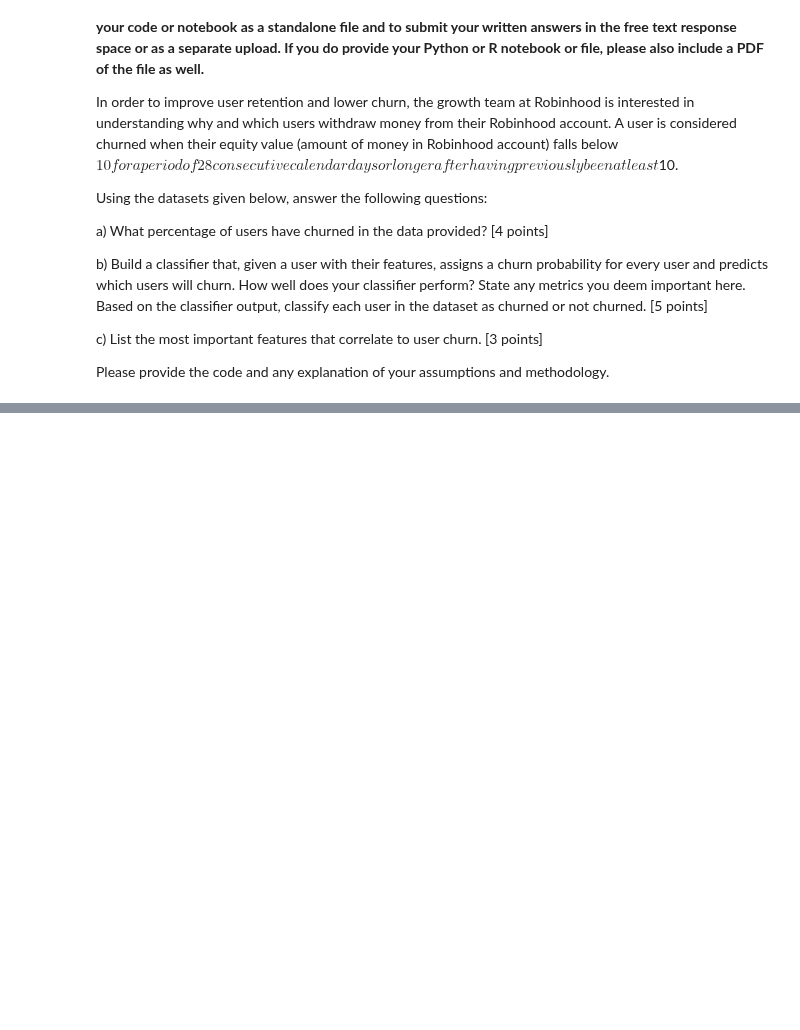
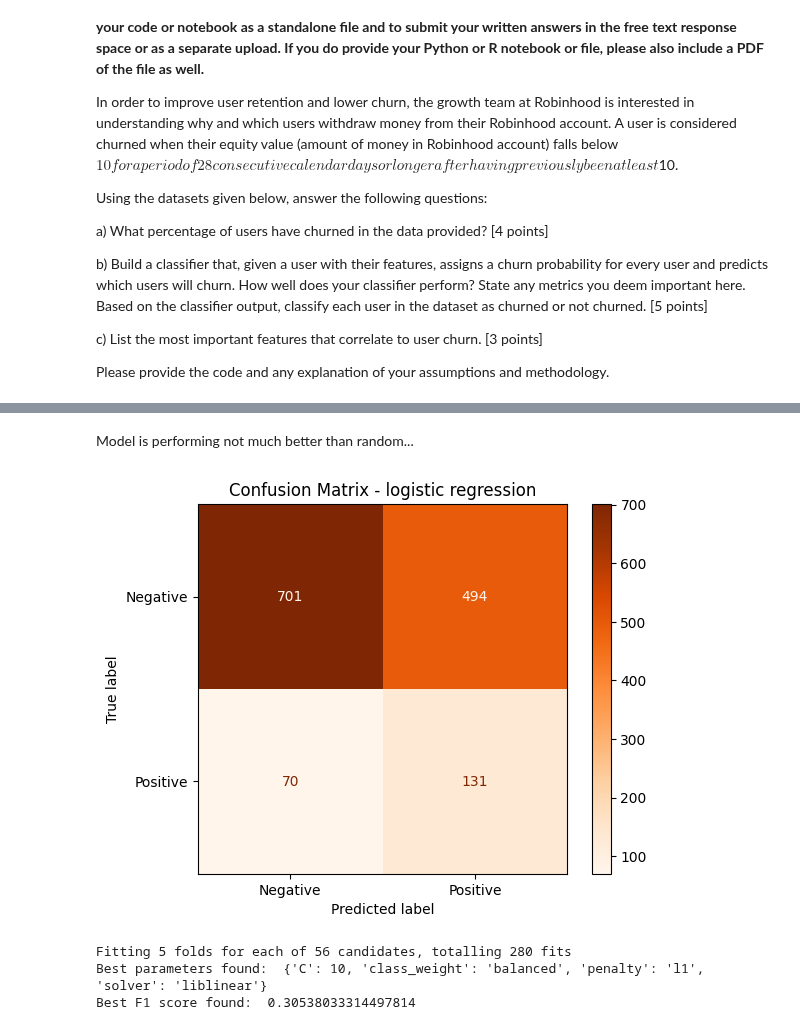
Before and after one commit to balintstewart77/magnimind-assignments, a Jupyter notebook: Churn project/notebook/Robinhood_churn_Balint.ipynb, the cells around one changed output, grey strips where cells are left out. Drawn from its saved outputs; the diff is of its cells as text; code cells hidden in the pictures; blank space fills up the shorter version.

```diff
--- a/Churn project/notebook/Robinhood_churn_Balint.ipynb
+++ b/Churn project/notebook/Robinhood_churn_Balint.ipynb
@@ -14,0 +379,2 @@ Please provide the code and any explanation of your assumptions and methodology.
+# %%
+df['is_lost_user'] = np.where(df['user_id'].isin(lost_users['user_id']), 1, 0)
@@ -14,0 +383,4 @@ Please provide the code and any explanation of your assumptions and methodology.
+# %%
+y = df['churned'] # can try is_lost_user for smaller subset of users who leave and don't come back
+X = df.drop(['risk_tolerance','investment_experience','liquidity_needs','instrument_type_first_traded','time_horizon','user_id','churned','is_lost_user'], axis = 1)
+X.head()
@@ -14,0 +400,2 @@ Please provide the code and any explanation of your assumptions and methodology.
+# %%
+X_train, X_test, y_train, y_test = train_test_split(X, y, random_state = 42, stratify = y)
@@ -14,0 +404,5 @@ Please provide the code and any explanation of your assumptions and methodology.
+# %%
+# Scale the data
+scaler = StandardScaler()
+X_train_scaled = scaler.fit_transform(X_train)
+X_test_scaled = scaler.transform(X_test)
@@ -14,0 +464,46 @@ Please provide the code and any explanation of your assumptions and methodology.
+# %% [markdown]
+Model is performing not much better than random...
+# %%
+# look at confusion matrix
+cm_test = confusion_matrix(y_test, y_test_pred)
+disp = ConfusionMatrixDisplay(confusion_matrix=cm_test, display_labels=["Negative", "Positive"])
+disp.plot(cmap="Oranges")
+plt.title("Confusion Matrix - logistic regression")
+plt.show()
+# %% [output]
+[figure, added]
+# %%
+# Define the parameter grid
+param_grid = {
+    'C': [0.0001, 0.001, 0.01, 0.1, 1, 10, 100],  # Regularization strength
+    'penalty': ['l1', 'l2'],              # Regularization type
+    'solver': ['liblinear', 'saga'],      # Solvers that support both L1 and L2
+    'class_weight': [None, 'balanced']    # Handle class imbalance
+}
+
+# Initialize the logistic regression model
+log_reg = LogisticRegression(random_state=42)
+
+# Use F1 score as the evaluation metric
+scorer = make_scorer(f1_score)
+
+# Initialize Grid Search
+grid_search = GridSearchCV(
+    estimator=log_reg,
+    param_grid=param_grid,
+    scoring=scorer,  # Use F1 score for imbalanced datasets
+    cv=5,            # 5-fold cross-validation
+    verbose=1,       # Print progress
+    n_jobs=-1        # Use all available CPU cores
+)
+
+# Fit the model
+grid_search.fit(X_train_scaled, y_train)
+
+# Best parameters and best score
+print("Best parameters found: ", grid_search.best_params_)
+print("Best F1 score found: ", grid_search.best_score_)
+# %% [output]
+Fitting 5 folds for each of 56 candidates, totalling 280 fits
+Best parameters found:  {'C': 10, 'class_weight': 'balanced', 'penalty': 'l1', 'solver': 'liblinear'}
+Best F1 score found:  0.30538033314497814
```
Also changed, not shown: parts of 61 cells of this notebook, 4 other files.
